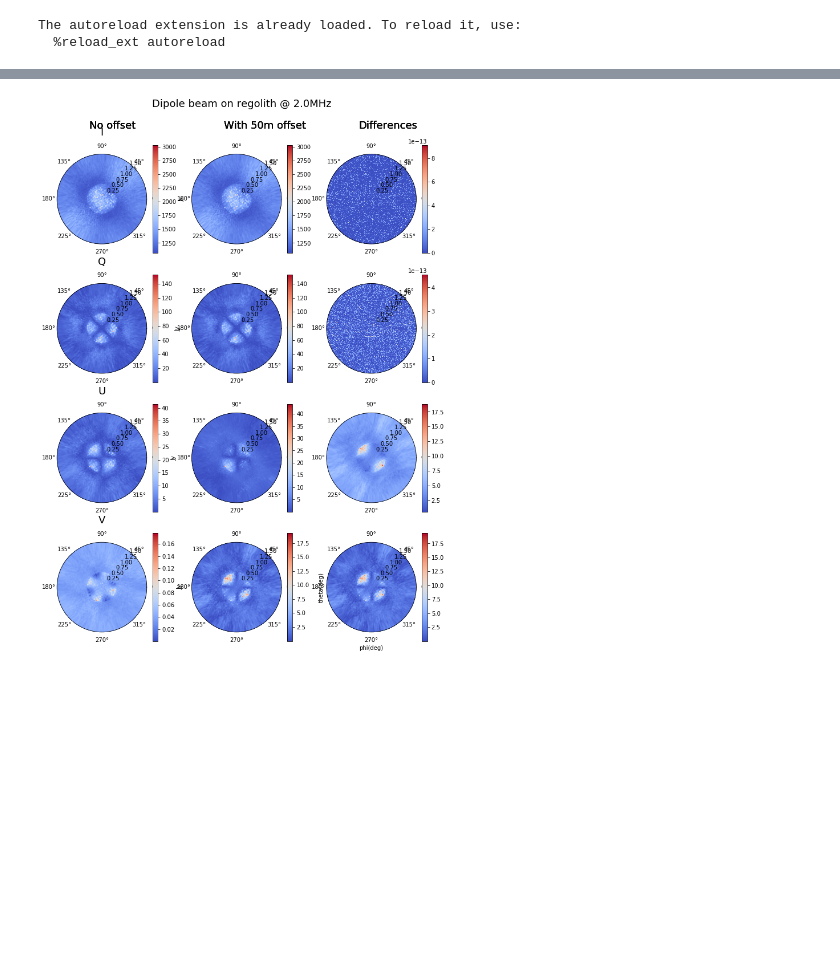
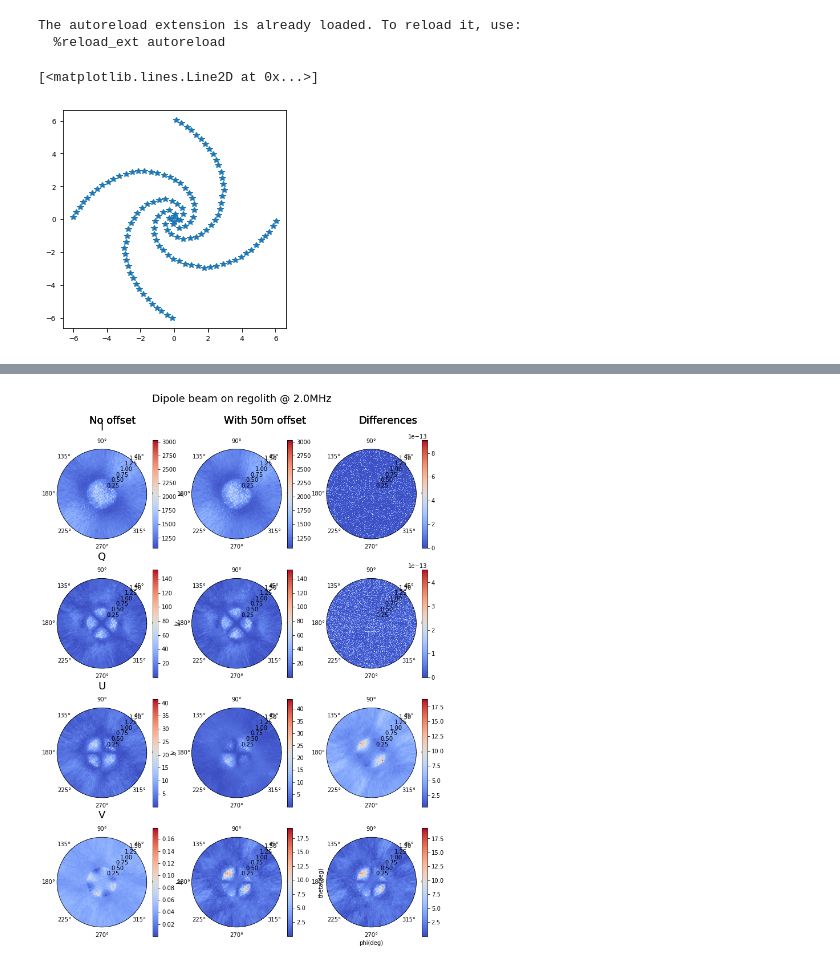
Before and after one commit to nmahesh1412/FARSIDE_imaging_performance, a Jupyter notebook: codes_implementation/dirty_image_calculation.ipynb, the cells around one changed output, grey strips where cells are left out. Cells and saved outputs as stored; diff of their text form; code cells hidden in the pictures; blank space fills up the shorter version.

```diff
--- a/codes_implementation/dirty_image_calculation.ipynb
+++ b/codes_implementation/dirty_image_calculation.ipynb
@@ -44,4 +33,13 @@ t = np.pi/2 - np.arcsin(el)#-np.arcsin(L,(np.sin(p)))+np.pi/2
 # %%
 ra_list,dec_list,flux_0p6,flux_2,flux_10 = np.loadtxt('/data4/nmahesh/edges/Lunar/catalog/GLEAM_Scut-1Jyto28kJy-3freqs.txt',skiprows=1,usecols=(1,2,3,4,5),unpack=True)
+# %%
+far_array=np.load('/data4/nmahesh/edges/Lunar/array_layout/farside_array_nooffset.npy')
+far_array_off=np.load('/data4/nmahesh/edges/Lunar/array_layout/farside_array_offset.npy')
+# %%
+plt.figure(figsize=(4,4))
+plt.plot(far_array[:,0],far_array[:,1],'*')
+# %% [output]
+[<matplotlib.lines.Line2D at 0x...>]
+[figure, added]
 # %%
 
```
Also changed, not shown: parts of 46 cells of this notebook, 18 other files.
